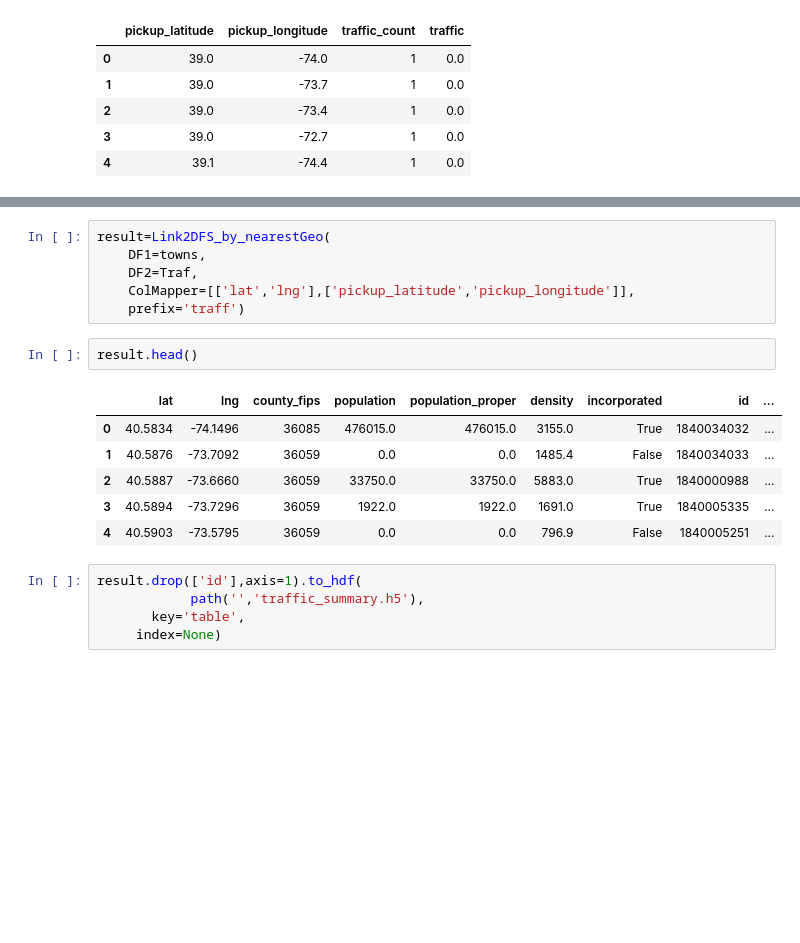
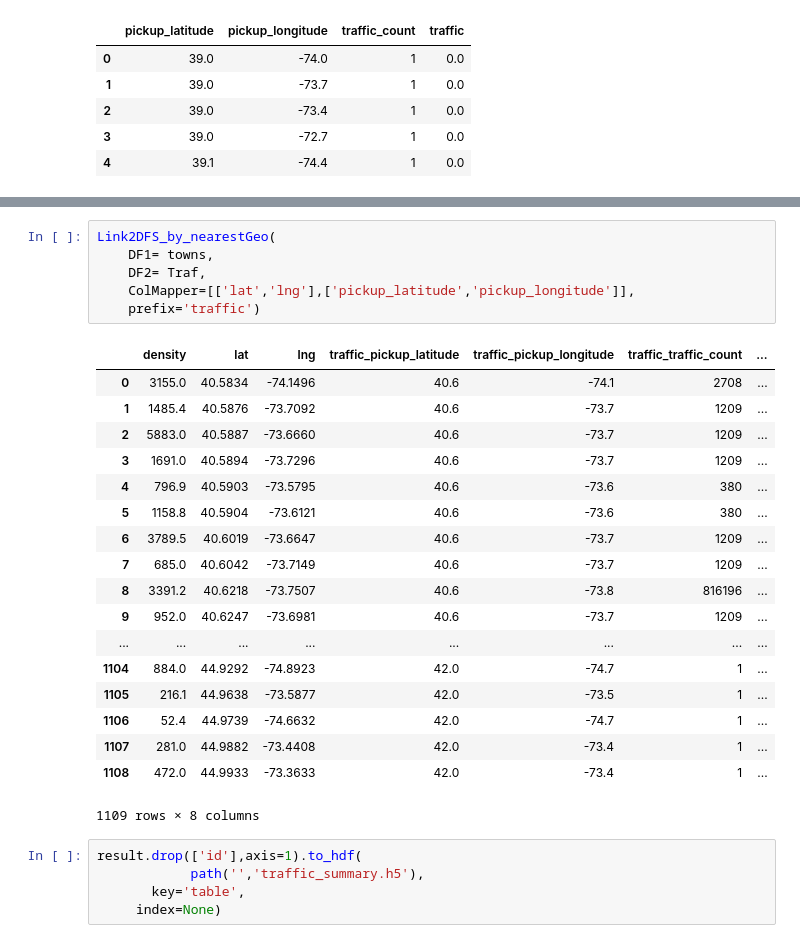
Before and after one commit to doudatadog/new_york_taxi_fare, a Jupyter notebook: Reagg.ipynb, the cells around one changed output, grey strips where cells are left out. Saved outputs shown, nothing was run; the diff lists cells and outputs as text; blank space fills up the shorter version.

```diff
--- a/Reagg.ipynb
+++ b/Reagg.ipynb
@@ -38,18 +177,28 @@ towns.head()
 # %%
-result=Link2DFS_by_nearestGeo(
-	DF1=towns,
-	DF2=Traf,
+Link2DFS_by_nearestGeo(
+	DF1= towns,
+	DF2= Traf,
 	ColMapper=[['lat','lng'],['pickup_latitude','pickup_longitude']],
-	prefix='traff')
+	prefix='traffic')
+# %% [output]
+|  | density | lat | lng | traffic_pickup_latitude | traffic_pickup_longitude | traffic_traffic_count | ... |
+| 0 | 3155.0 | 40.5834 | -74.1496 | 40.6 | -74.1 | 2708 | ... |
+| 1 | 1485.4 | 40.5876 | -73.7092 | 40.6 | -73.7 | 1209 | ... |
+| 2 | 5883.0 | 40.5887 | -73.6660 | 40.6 | -73.7 | 1209 | ... |
+| 3 | 1691.0 | 40.5894 | -73.7296 | 40.6 | -73.7 | 1209 | ... |
+| 4 | 796.9 | 40.5903 | -73.5795 | 40.6 | -73.6 | 380 | ... |
+| 5 | 1158.8 | 40.5904 | -73.6121 | 40.6 | -73.6 | 380 | ... |
+| 6 | 3789.5 | 40.6019 | -73.6647 | 40.6 | -73.7 | 1209 | ... |
+| 7 | 685.0 | 40.6042 | -73.7149 | 40.6 | -73.7 | 1209 | ... |
+| 8 | 3391.2 | 40.6218 | -73.7507 | 40.6 | -73.8 | 816196 | ... |
+| 9 | 952.0 | 40.6247 | -73.6981 | 40.6 | -73.7 | 1209 | ... |
+| ... | ... | ... | ... | ... | ... | ... | ... |
+| 1104 | 884.0 | 44.9292 | -74.8923 | 42.0 | -74.7 | 1 | ... |
+| 1105 | 216.1 | 44.9638 | -73.5877 | 42.0 | -73.5 | 1 | ... |
+| 1106 | 52.4 | 44.9739 | -74.6632 | 42.0 | -74.7 | 1 | ... |
+| 1107 | 281.0 | 44.9882 | -73.4408 | 42.0 | -73.4 | 1 | ... |
+| 1108 | 472.0 | 44.9933 | -73.3633 | 42.0 | -73.4 | 1 | ... |
+1109 rows × 8 columns
-# %%
-result.head()
-# %% [output]
-|  | lat | lng | county_fips | population | population_proper | density | incorporated | id | ... |
-| 0 | 40.5834 | -74.1496 | 36085 | 476015.0 | 476015.0 | 3155.0 | True | 1840034032 | ... |
-| 1 | 40.5876 | -73.7092 | 36059 | 0.0 | 0.0 | 1485.4 | False | 1840034033 | ... |
-| 2 | 40.5887 | -73.6660 | 36059 | 33750.0 | 33750.0 | 5883.0 | True | 1840000988 | ... |
-| 3 | 40.5894 | -73.7296 | 36059 | 1922.0 | 1922.0 | 1691.0 | True | 1840005335 | ... |
-| 4 | 40.5903 | -73.5795 | 36059 | 0.0 | 0.0 | 796.9 | False | 1840005251 | ... |
 # %%
 result.drop(['id'],axis=1).to_hdf(
             path('','traffic_summary.h5'),
```
Also changed, not shown: parts of 15 cells of this notebook, 2 other files.
